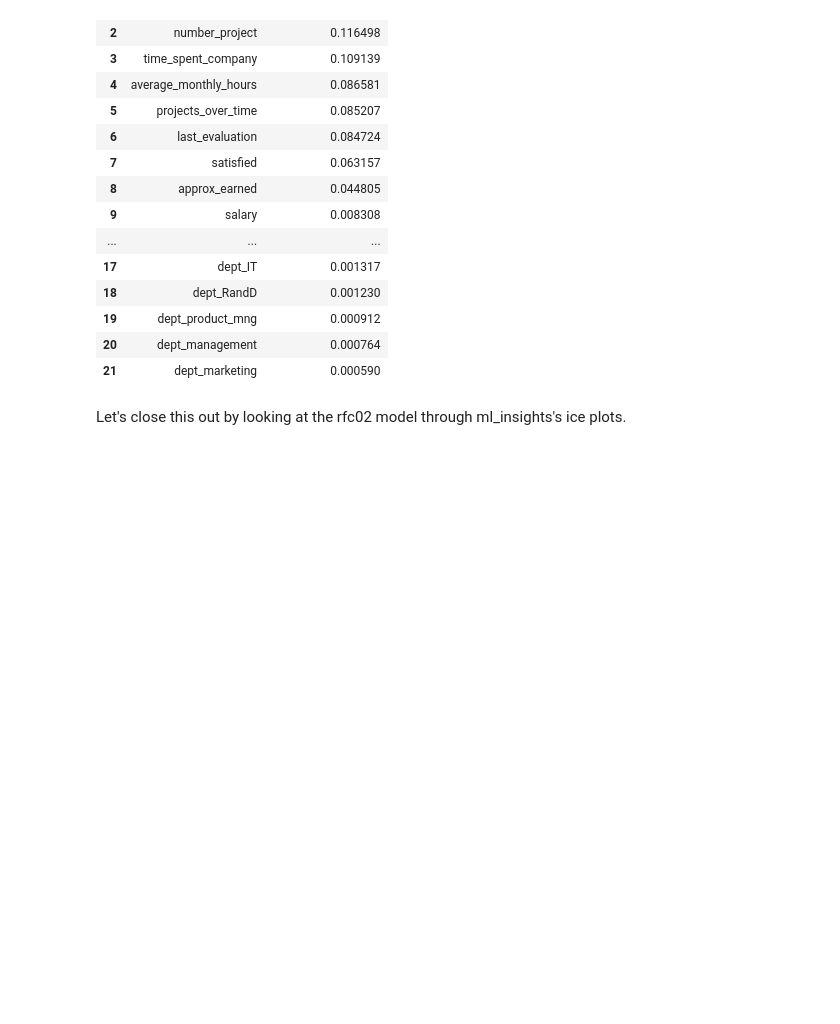
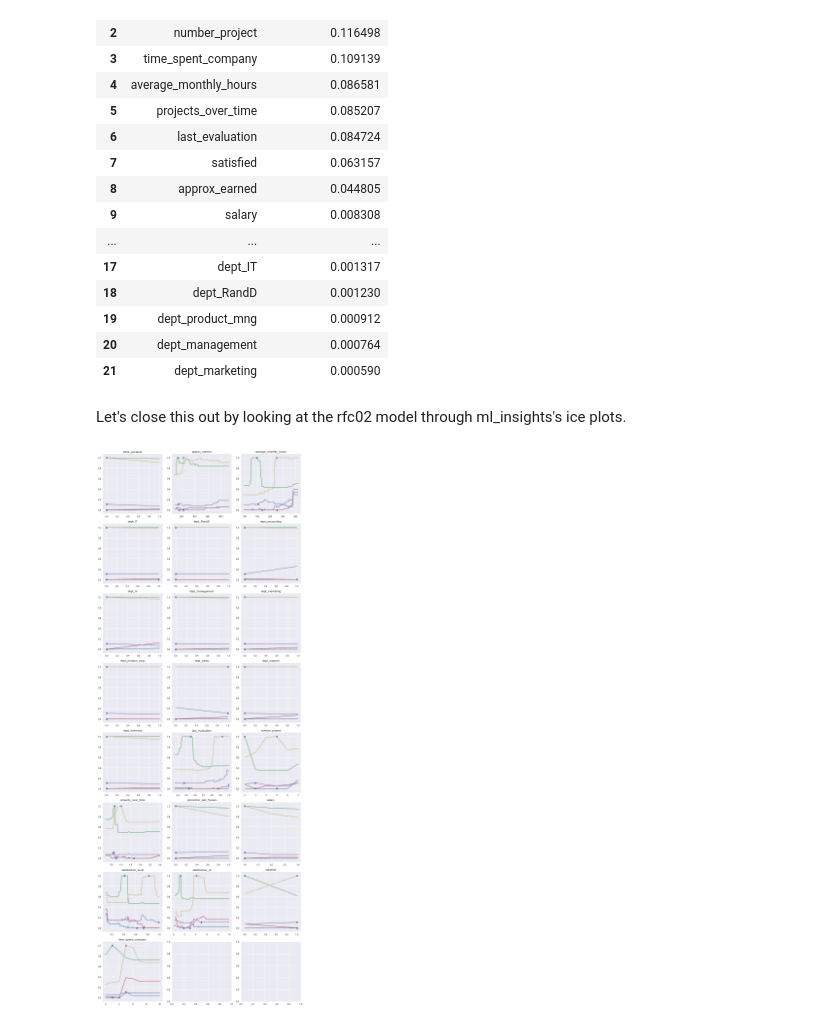
Before and after one commit to giancarlo-garbagnati/employeeretention-ml, a Jupyter notebook: python/employeeretention-py-01.ipynb, the cells around one changed output. Drawn from its saved outputs; the diff is of its cells as text; code cells hidden in the pictures; blank space fills up the shorter version.

```diff
--- a/python/employeeretention-py-01.ipynb
+++ b/python/employeeretention-py-01.ipynb
@@ -825,3 +825,9 @@ Let's close this out by looking at the rfc02 model through ml_insights's ice plo
 #imports
 
 import ml_insights as mli
+# %%
+mxr_rfc02 = mli.ModelXRay(rfc02,X_test)
+# %%
+indices_rfc02 = mxr_rfc02.feature_dependence_plots(num_pts=5)
+# %% [output]
+[figure, added]
```
